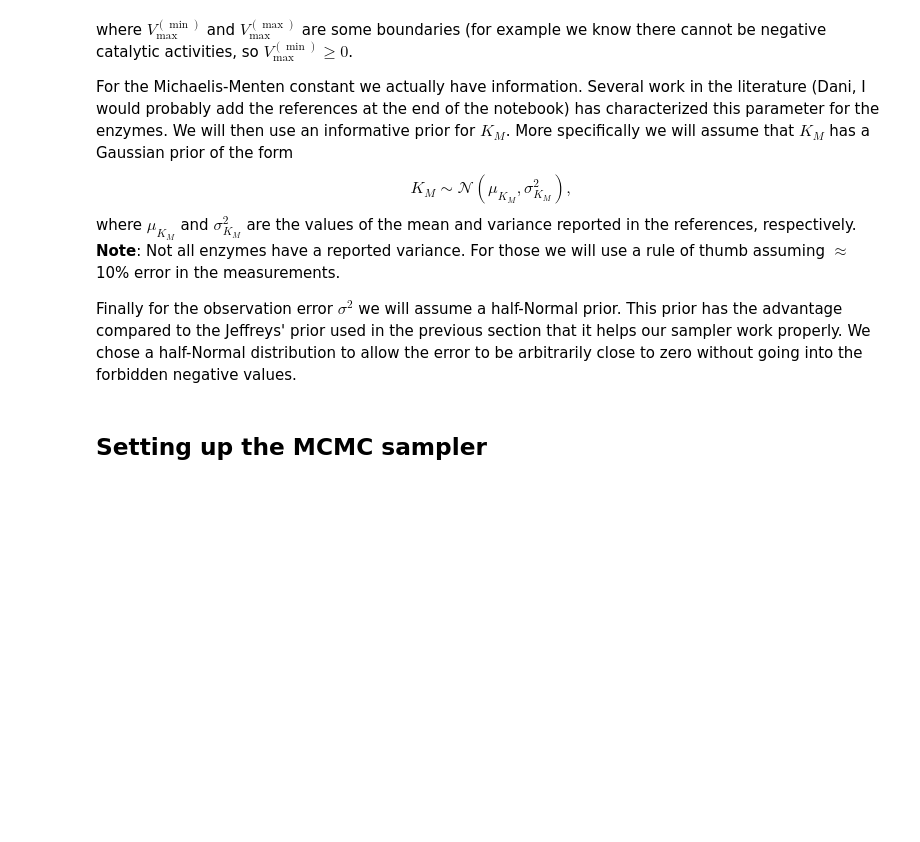
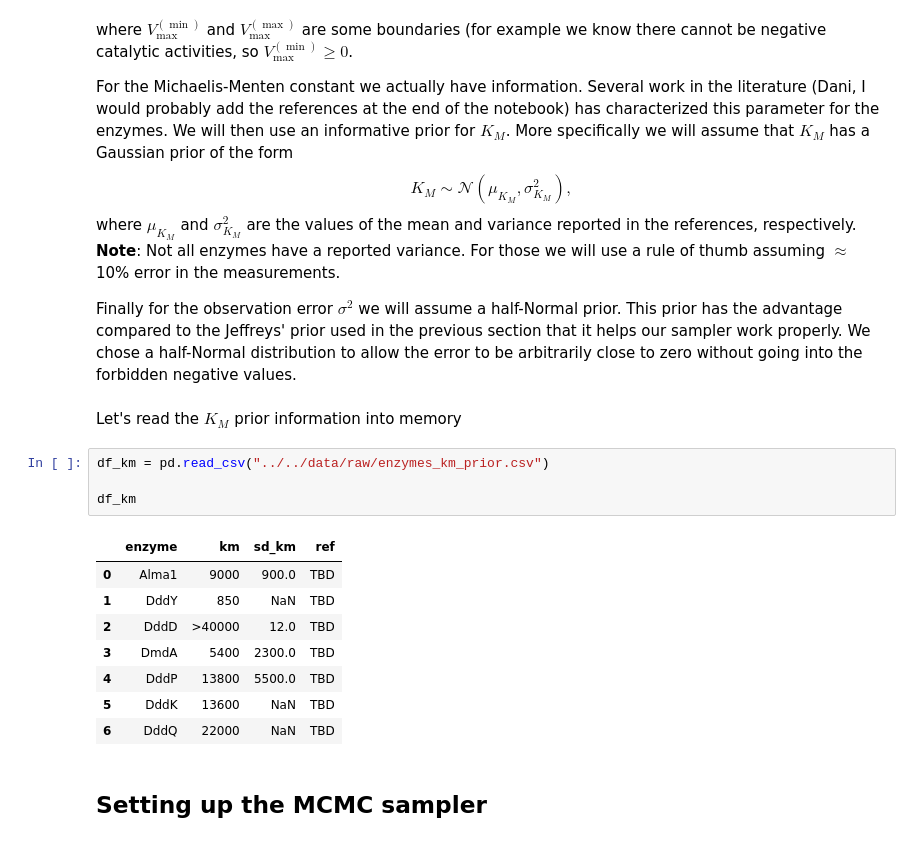
Before and after one commit to daniosro/DMSP, a Jupyter notebook: code/analysis/bayesian_inference.ipynb, the cells around one changed output. Drawn from its saved outputs; the diff is of its cells as text; blank space fills up the shorter version.

```diff
--- a/code/analysis/bayesian_inference.ipynb
+++ b/code/analysis/bayesian_inference.ipynb
@@ -544,6 +544,21 @@ $$
 where $\mu_{K_M}$ and $\sigma^2_{K_M}$ are the values of the mean and variance reported in the references, respectively. **Note**: Not all enzymes have a reported variance. For those we will use a rule of thumb assuming $\approx$ 10\% error in the measurements.
 
 Finally for the observation error $\sigma^2$ we will assume a half-Normal prior. This prior has the advantage compared to the Jeffreys' prior used in the previous section that it helps our sampler work properly. We chose a half-Normal distribution to allow the error to be arbitrarily close to zero without going into the forbidden negative values.
+# %% [markdown]
+Let's read the $K_M$ prior information into memory
+# %%
+df_km = pd.read_csv("../../data/raw/enzymes_km_prior.csv")
+
+df_km
+# %% [output]
+|  | enzyme | km | sd_km | ref |
+| 0 | Alma1 | 9000 | 900.0 | TBD |
+| 1 | DddY | 850 | NaN | TBD |
+| 2 | DddD | >40000 | 12.0 | TBD |
+| 3 | DmdA | 5400 | 2300.0 | TBD |
+| 4 | DddP | 13800 | 5500.0 | TBD |
+| 5 | DddK | 13600 | NaN | TBD |
+| 6 | DddQ | 22000 | NaN | TBD |
 # %% [markdown]
 ## Setting up the MCMC sampler
 # %% [markdown]
```
Also changed, not shown: parts of 7 cells of this notebook.
